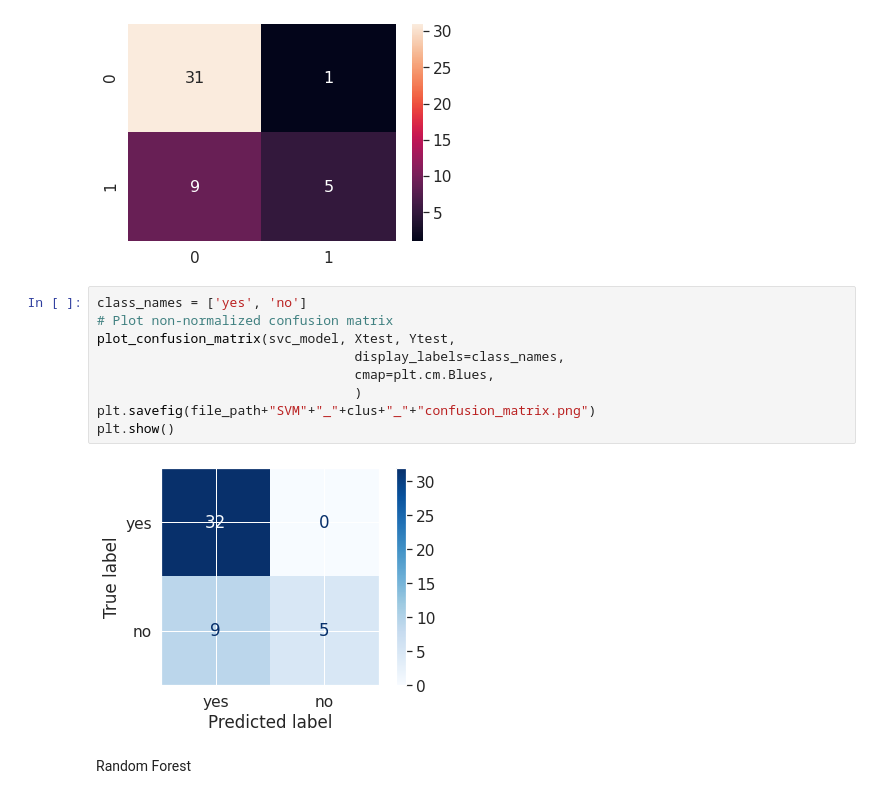
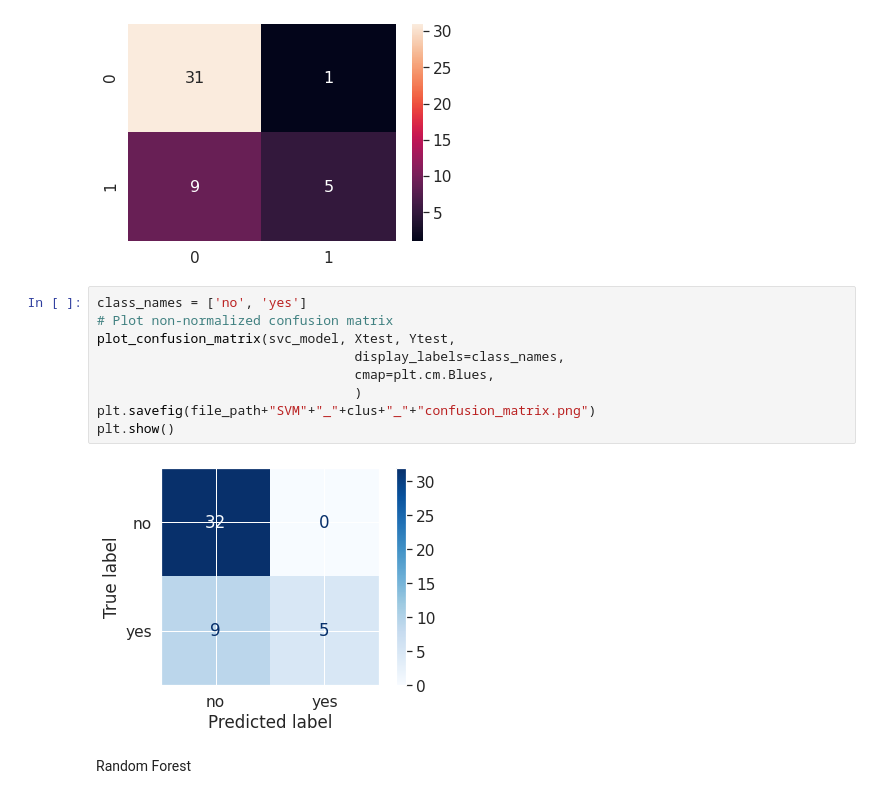
Before and after one commit to BlackCurrantDS/Mining-Rare-Association-Rules, a Jupyter notebook: Part4_a)DBSCAN_UnexpctedRules_Evaluation.ipynb, the cells around one changed output. Drawn from its saved outputs; the diff is of its cells as text.

```diff
--- a/Part4_a)DBSCAN_UnexpctedRules_Evaluation.ipynb
+++ b/Part4_a)DBSCAN_UnexpctedRules_Evaluation.ipynb
@@ -657,16 +657,16 @@ is_lhs True
 0.6629464285714286
 [figure]
 # %%
-class_names = ['yes', 'no']
+class_names = ['no', 'yes']
 # Plot non-normalized confusion matrix
 plot_confusion_matrix(svc_model, Xtest, Ytest,
                                  display_labels=class_names,
                                  cmap=plt.cm.Blues,
                                  )
 plt.savefig(file_path+"SVM"+"_"+clus+"_"+"confusion_matrix.png")
 plt.show()
 # %% [output]
-[figure, old version]
+[figure, new version]
 # %% [markdown]
 Random Forest
 # %%
```
Also changed, not shown: parts of 2 cells of this notebook.
